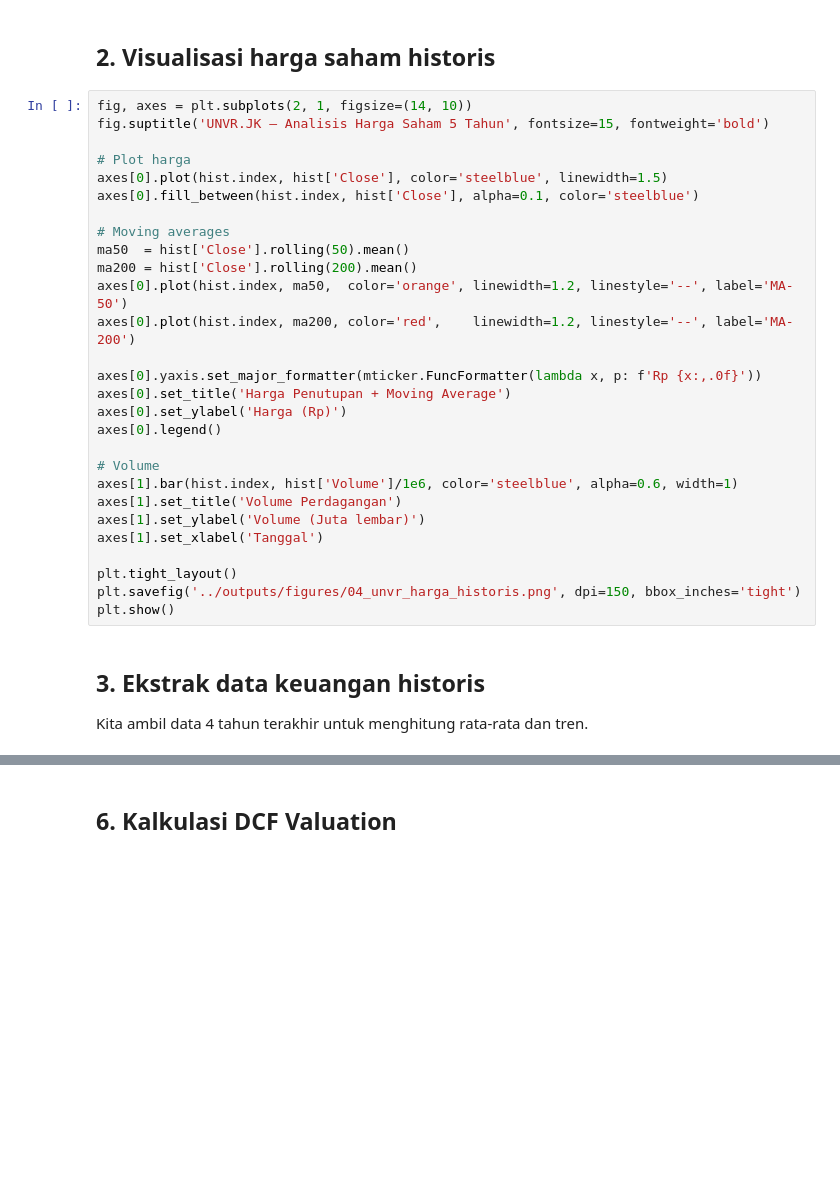
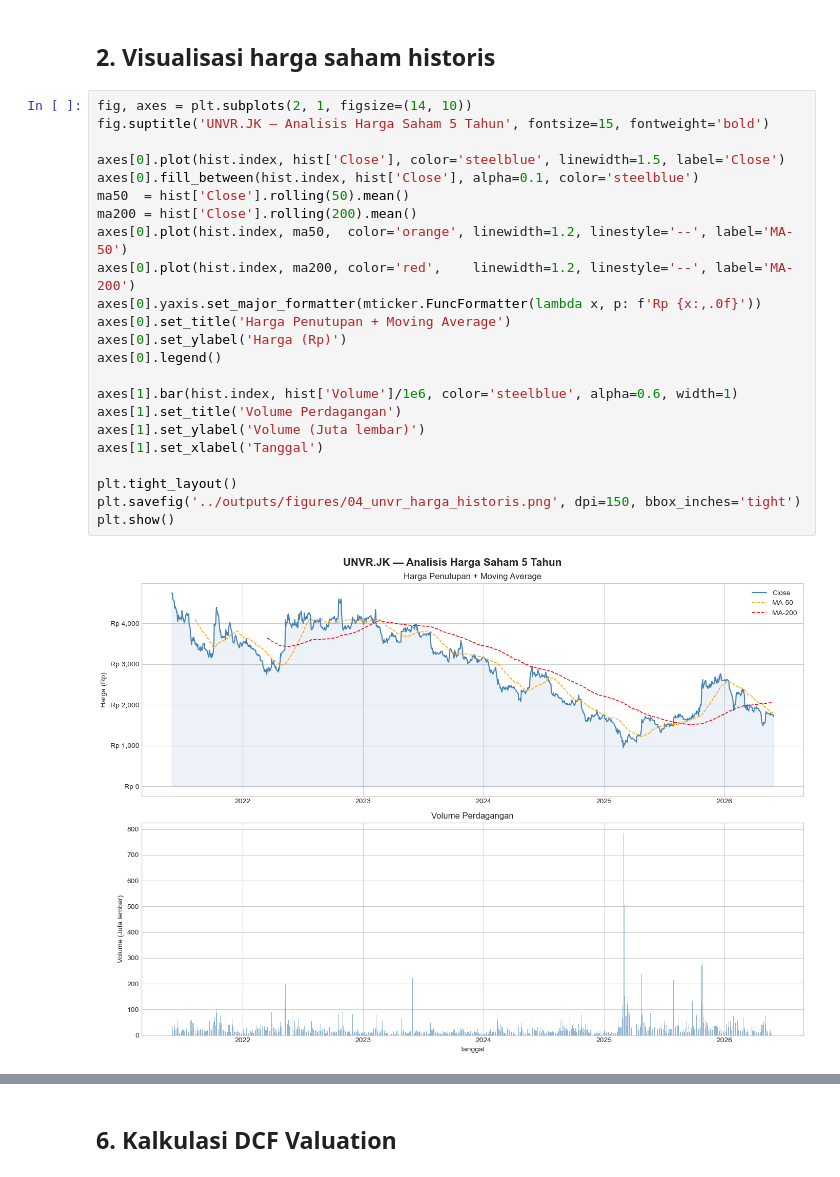
Before and after one commit to ArmandyaDanu/econ-portfolio, a Jupyter notebook: notebooks/04_unvr_dcf_valuation.ipynb, the cells around one changed output, grey strips where cells are left out. Saved outputs shown, nothing was run; the diff lists cells and outputs as text; blank space fills up the shorter version.

```diff
--- a/notebooks/04_unvr_dcf_valuation.ipynb
+++ b/notebooks/04_unvr_dcf_valuation.ipynb
@@ -68,32 +65,25 @@ print(list(cashflow.index))
 # %%
 fig, axes = plt.subplots(2, 1, figsize=(14, 10))
 fig.suptitle('UNVR.JK — Analisis Harga Saham 5 Tahun', fontsize=15, fontweight='bold')
 
-# Plot harga
-axes[0].plot(hist.index, hist['Close'], color='steelblue', linewidth=1.5)
+axes[0].plot(hist.index, hist['Close'], color='steelblue', linewidth=1.5, label='Close')
 axes[0].fill_between(hist.index, hist['Close'], alpha=0.1, color='steelblue')
-
-# Moving averages
 ma50  = hist['Close'].rolling(50).mean()
 ma200 = hist['Close'].rolling(200).mean()
 axes[0].plot(hist.index, ma50,  color='orange', linewidth=1.2, linestyle='--', label='MA-50')
 axes[0].plot(hist.index, ma200, color='red',    linewidth=1.2, linestyle='--', label='MA-200')
-
 axes[0].yaxis.set_major_formatter(mticker.FuncFormatter(lambda x, p: f'Rp {x:,.0f}'))
 axes[0].set_title('Harga Penutupan + Moving Average')
 axes[0].set_ylabel('Harga (Rp)')
 axes[0].legend()
 
-# Volume
 axes[1].bar(hist.index, hist['Volume']/1e6, color='steelblue', alpha=0.6, width=1)
 axes[1].set_title('Volume Perdagangan')
 axes[1].set_ylabel('Volume (Juta lembar)')
 axes[1].set_xlabel('Tanggal')
 
 plt.tight_layout()
 plt.savefig('../outputs/figures/04_unvr_harga_historis.png', dpi=150, bbox_inches='tight')
 plt.show()
+# %% [output]
+[figure, added]
-# %% [markdown]
-## 3. Ekstrak data keuangan historis
-
-Kita ambil data 4 tahun terakhir untuk menghitung rata-rata dan tren.
```
Also changed, not shown: parts of 28 cells of this notebook, 1 other file.
